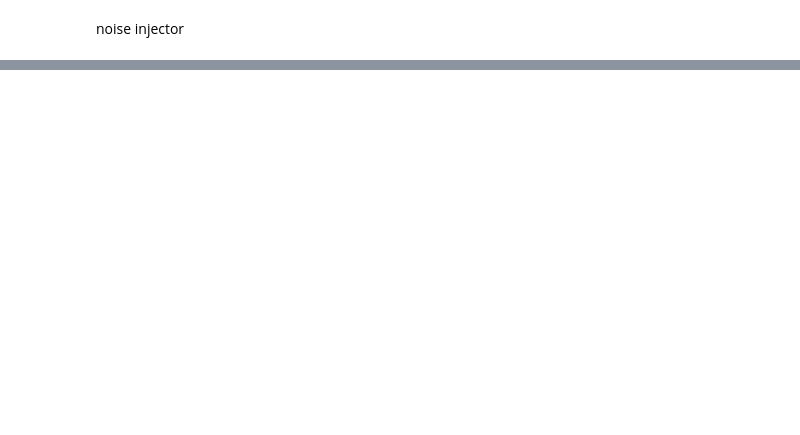
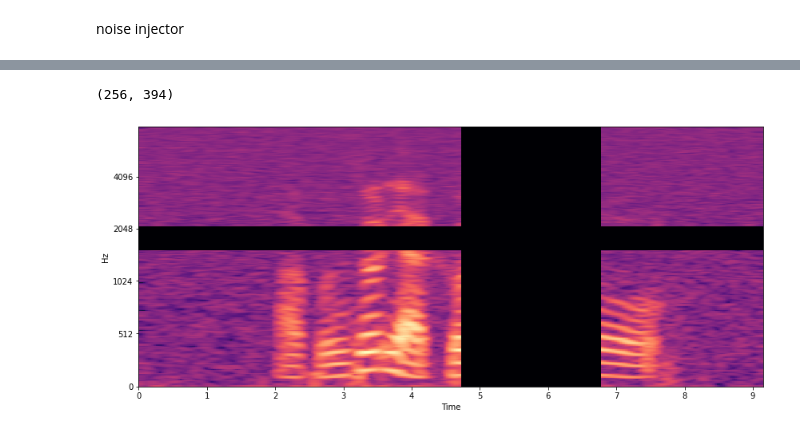
Before and after one commit to whdid502/stt_model_project, a Jupyter notebook: feature_extraction_mfcc.ipynb, the cells around one changed output, grey strips where cells are left out. Cells and saved outputs as stored; diff of their text form; code cells hidden in the pictures; blank space fills up the shorter version.

```diff
--- a/feature_extraction_mfcc.ipynb
+++ b/feature_extraction_mfcc.ipynb
@@ -368,0 +146,3 @@ Shape of fbank: torch.Size([250, 23])
+# %%
+warped_masked_spectrogram = spec_augment_tensorflow.spec_augment(mel_spectrogram=mel_spectrogram)
+warped_masked_spectrogram
@@ -368,0 +163,7 @@ Shape of fbank: torch.Size([250, 23])
+# %%
+plt.figure(figsize=(14, 6))
+librosa.display.specshow(librosa.power_to_db(warped_masked_spectrogram, ref=np.max), x_axis='time', y_axis='mel', fmax=8000)
+print(mel_spectrogram.shape)
+# %% [output]
+(256, 394)
+[figure, added]
```
Also changed, not shown: parts of 50 cells of this notebook.
